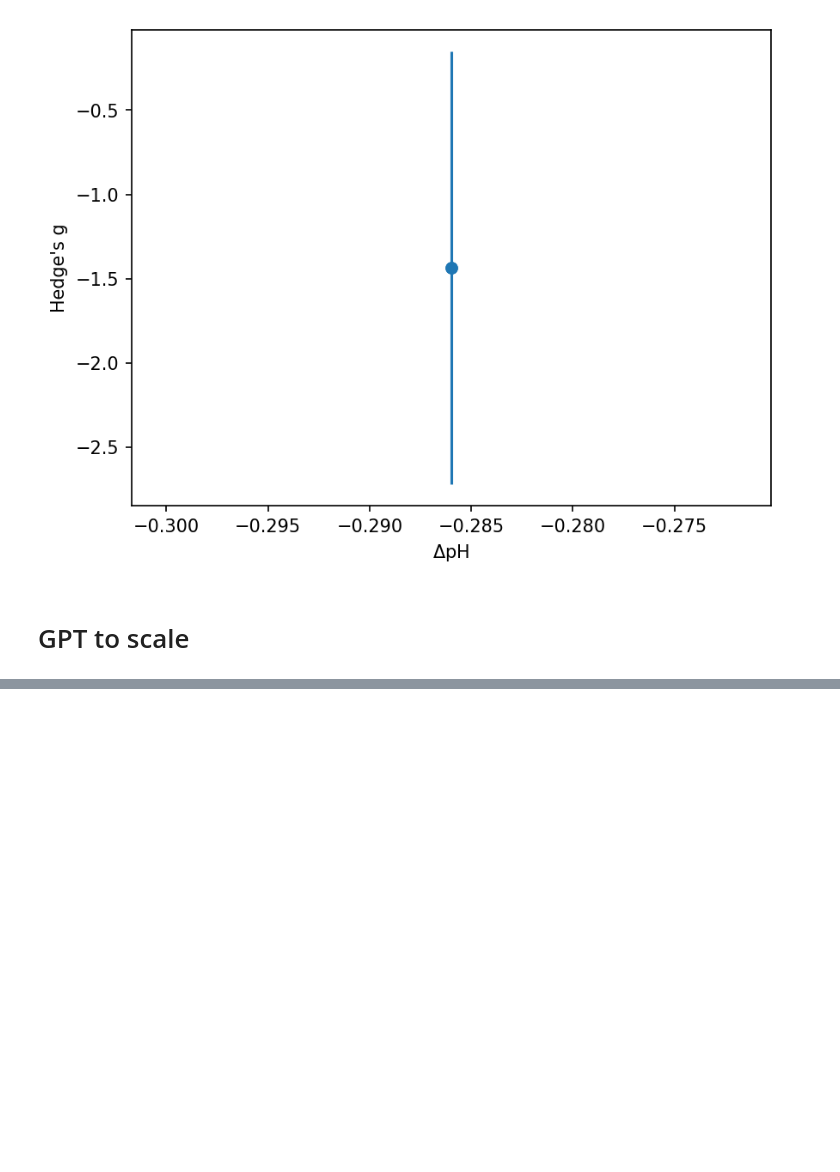
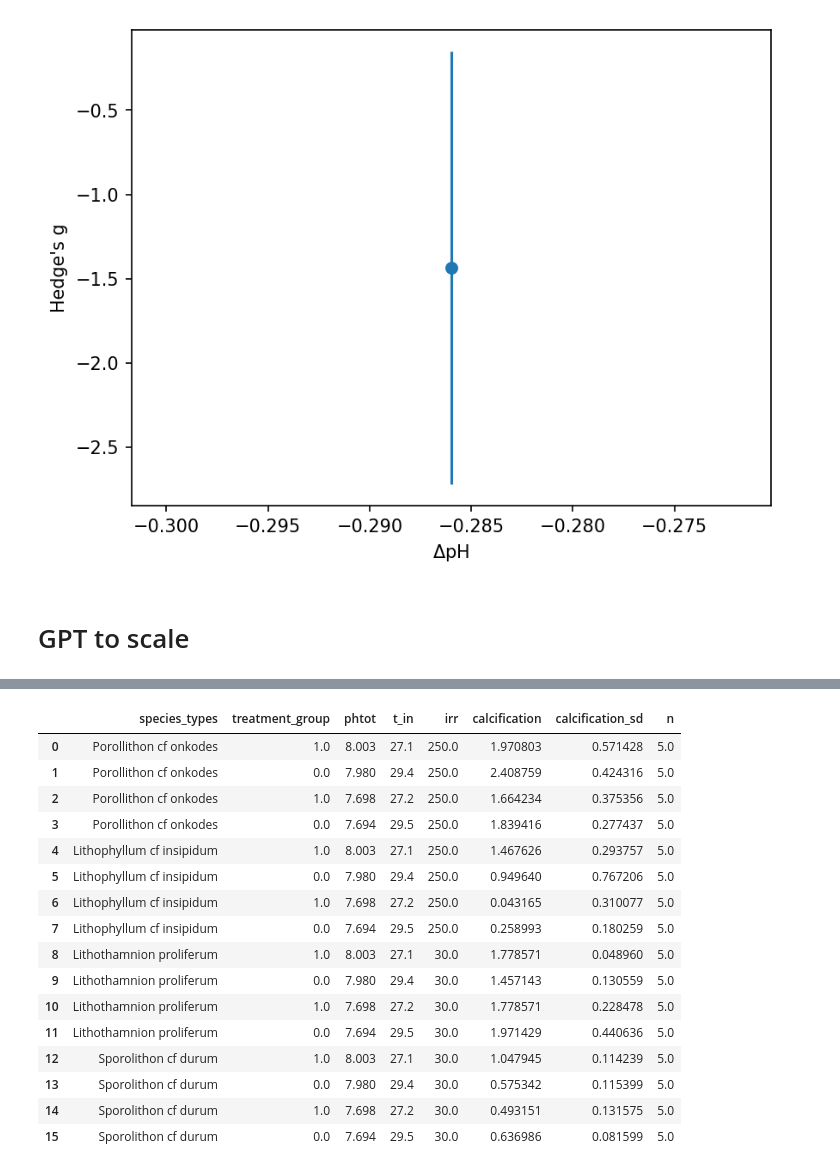
Before and after one commit to orlando-code/calc-rates, a Jupyter notebook: analysis.ipynb, the cells around one changed output, grey strips where cells are left out. Drawn from its saved outputs; the diff is of its cells as text; code cells hidden in the pictures; blank space fills up the shorter version.

```diff
--- a/analysis.ipynb
+++ b/analysis.ipynb
@@ -290,0 +428,11 @@ Name: n, dtype: object
+# %%
+study_df = carb_df.loc[carb_df["doi"] == "10.1038/s41598-022-06896-z"]
+# 1. assign treatment groups to each row
+study_df = cluster_treatments(study_df, independent_vars)
+
+# 2. identify control conditions (min_temp, max_pH)
+control_conditions = determine_control_conditions(study_df)
+
+# # 3. compute Hedges' g for each treatment group
+hedges_results = compute_hedges_g(study_df)
+# all_results.append(hedges_results)
@@ -290,0 +457,21 @@ Name: n, dtype: object
+# %%
+sel_cols = ['species_types', 'treatment_group', 'phtot', 't_in', 'irr', 'calcification', 'calcification_sd', 'n']
+study_df[sel_cols]
+# %% [output]
+|  | species_types | treatment_group | phtot | t_in | irr | calcification | calcification_sd | n |
+| 0 | Porollithon cf onkodes | 1.0 | 8.003 | 27.1 | 250.0 | 1.970803 | 0.571428 | 5.0 |
+| 1 | Porollithon cf onkodes | 0.0 | 7.980 | 29.4 | 250.0 | 2.408759 | 0.424316 | 5.0 |
+| 2 | Porollithon cf onkodes | 1.0 | 7.698 | 27.2 | 250.0 | 1.664234 | 0.375356 | 5.0 |
+| 3 | Porollithon cf onkodes | 0.0 | 7.694 | 29.5 | 250.0 | 1.839416 | 0.277437 | 5.0 |
+| 4 | Lithophyllum cf insipidum | 1.0 | 8.003 | 27.1 | 250.0 | 1.467626 | 0.293757 | 5.0 |
+| 5 | Lithophyllum cf insipidum | 0.0 | 7.980 | 29.4 | 250.0 | 0.949640 | 0.767206 | 5.0 |
+| 6 | Lithophyllum cf insipidum | 1.0 | 7.698 | 27.2 | 250.0 | 0.043165 | 0.310077 | 5.0 |
+| 7 | Lithophyllum cf insipidum | 0.0 | 7.694 | 29.5 | 250.0 | 0.258993 | 0.180259 | 5.0 |
+| 8 | Lithothamnion proliferum | 1.0 | 8.003 | 27.1 | 30.0 | 1.778571 | 0.048960 | 5.0 |
+| 9 | Lithothamnion proliferum | 0.0 | 7.980 | 29.4 | 30.0 | 1.457143 | 0.130559 | 5.0 |
+| 10 | Lithothamnion proliferum | 1.0 | 7.698 | 27.2 | 30.0 | 1.778571 | 0.228478 | 5.0 |
+| 11 | Lithothamnion proliferum | 0.0 | 7.694 | 29.5 | 30.0 | 1.971429 | 0.440636 | 5.0 |
+| 12 | Sporolithon cf durum | 1.0 | 8.003 | 27.1 | 30.0 | 1.047945 | 0.114239 | 5.0 |
+| 13 | Sporolithon cf durum | 0.0 | 7.980 | 29.4 | 30.0 | 0.575342 | 0.115399 | 5.0 |
+| 14 | Sporolithon cf durum | 1.0 | 7.698 | 27.2 | 30.0 | 0.493151 | 0.131575 | 5.0 |
+| 15 | Sporolithon cf durum | 0.0 | 7.694 | 29.5 | 30.0 | 0.636986 | 0.081599 | 5.0 |
```
Also changed, not shown: parts of 16 cells of this notebook, 2 other files.
